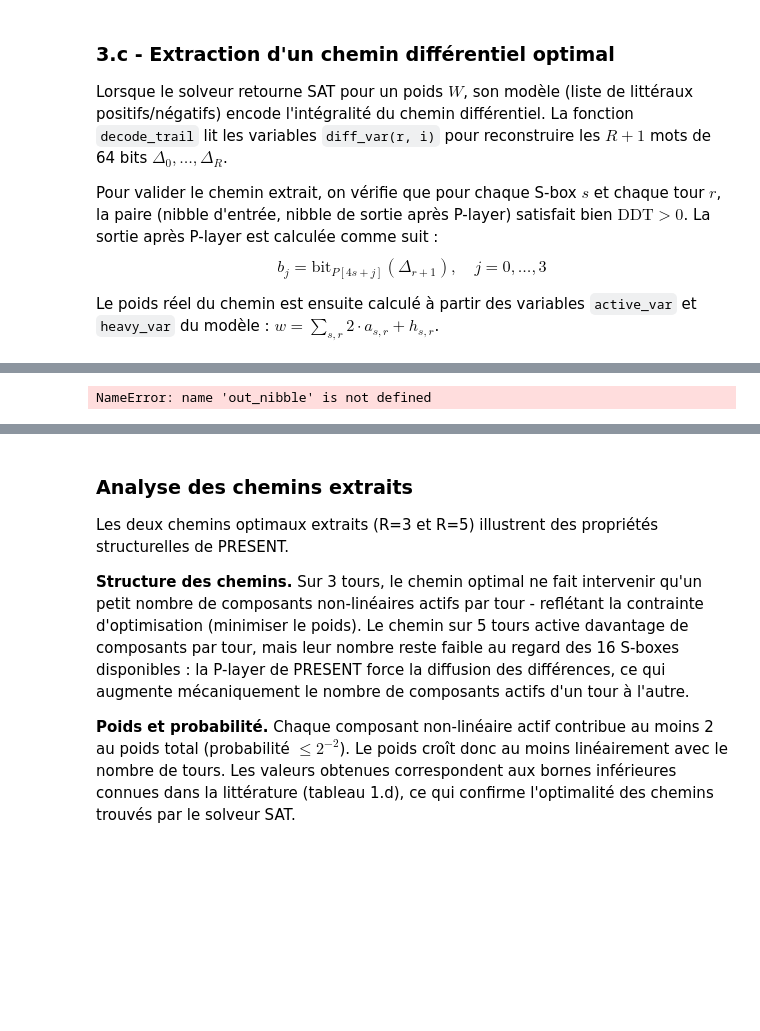
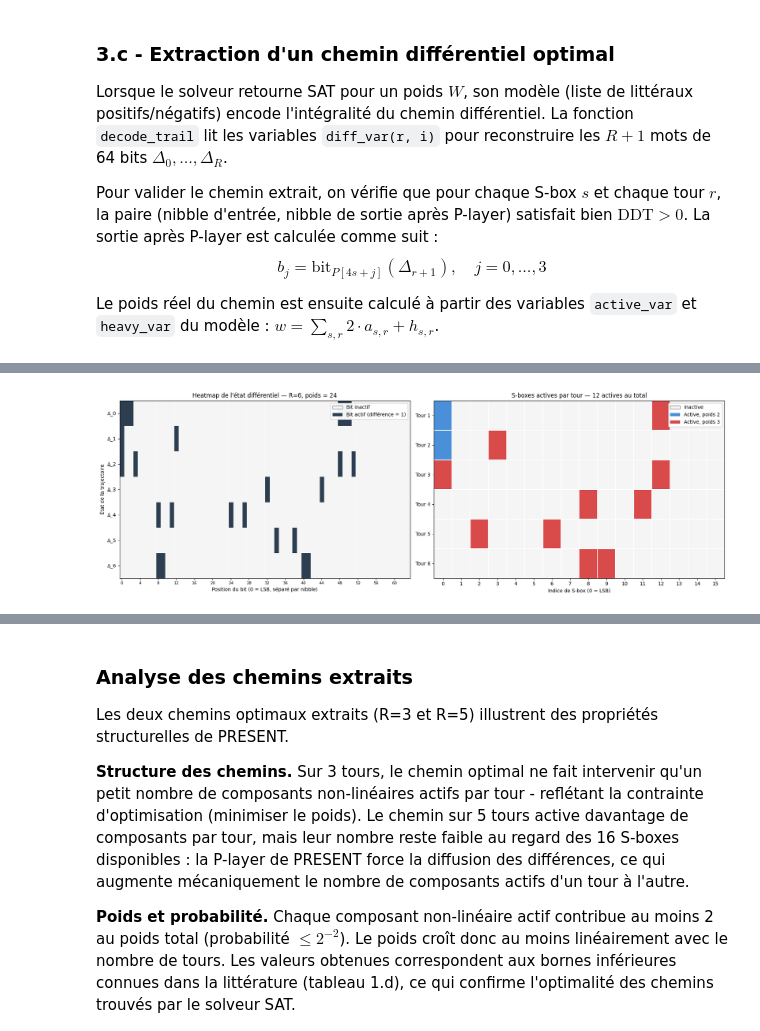
Before and after one commit to touikss/present-sat-cryptanalysis, a Jupyter notebook: notebook.ipynb, the cells around one changed output, grey strips where cells are left out. Saved outputs shown, nothing was run; the diff lists cells and outputs as text; code cells hidden in the pictures; blank space fills up the shorter version.

Commit message:
docs(notebook): refactor benchmark and trail visualization cells

```diff
--- a/notebook.ipynb
+++ b/notebook.ipynb
@@ -626,6 +592,8 @@ poids total     : 24.0  (attendu 24)
 probabilité     : 2^(-24.0)
 # %%
 
+def out_nibble(s, d_out):
+    return (d_out >> (4 * s)) & 0xF
 # =======================================================
 # Préparation des données
 # =======================================================
@@ -682,34 +650,34 @@ ax1.legend(handles=legend1, loc='upper right', framealpha=0.95)
 
 # -------- Plot 2 : S-boxes actives par tour --------
 
 cmap2 = plt.matplotlib.colors.ListedColormap(['#f5f5f5', '#4a90d9', '#d94a4a'])
 ax2.imshow(sbox_status, cmap=cmap2, vmin=0, vmax=2, aspect='auto')
 
 # Quadrillage entre cases
 ax2.set_xticks(np.arange(16) - 0.5, minor=True)
 ax2.set_yticks(np.arange(R_vis) - 0.5, minor=True)
 ax2.grid(which='minor', color='white', linewidth=1.5)
 ax2.tick_params(which='minor', length=0)
 
 ax2.set_xticks(range(16))
 ax2.set_xticklabels(range(16))
 ax2.set_yticks(range(R_vis))
 ax2.set_yticklabels([f"Tour {r+1}" for r in range(R_vis)])
 ax2.set_xlabel("Indice de S-box (0 = LSB)")
 ax2.set_title(f"S-boxes actives par tour — {sum(sum(row > 0) for row in sbox_status)} actives au total")
 
 legend2 = [
     Patch(facecolor='#f5f5f5', edgecolor='gray', label='Inactive'),
     Patch(facecolor='#4a90d9', label='Active, poids 2'),
     Patch(facecolor='#d94a4a', label='Active, poids 3'),
 ]
 ax2.legend(handles=legend2, loc='upper right', framealpha=0.95)
 
 plt.tight_layout()
 plt.savefig(f"trail_R{R_vis}_views12.png", dpi=150, bbox_inches='tight')
 plt.show()
 # %% [output]
-NameError: name 'out_nibble' is not defined
+[figure, added]
 # %%
 import matplotlib.pyplot as plt
 from matplotlib.lines import Line2D
```
Also changed, not shown: parts of 7 cells of this notebook.
